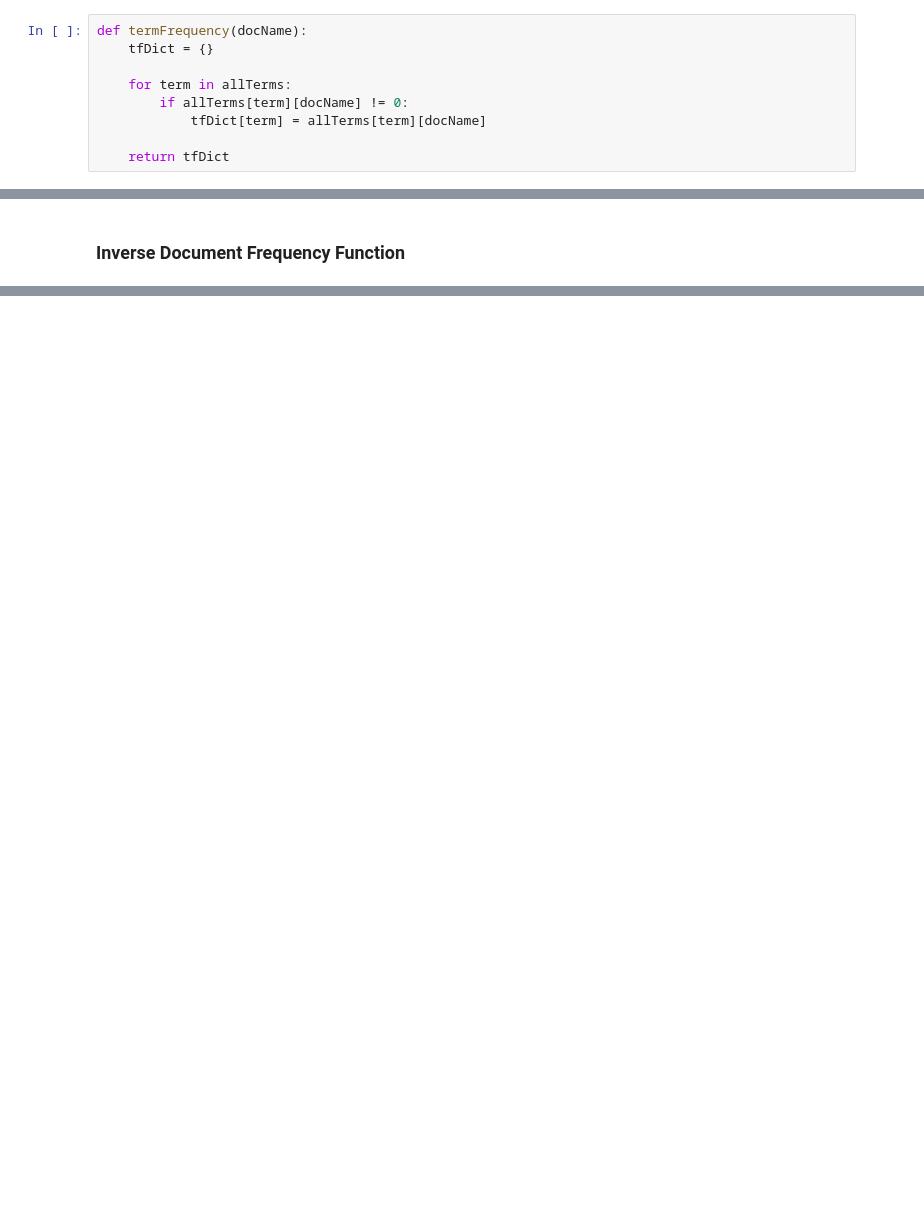
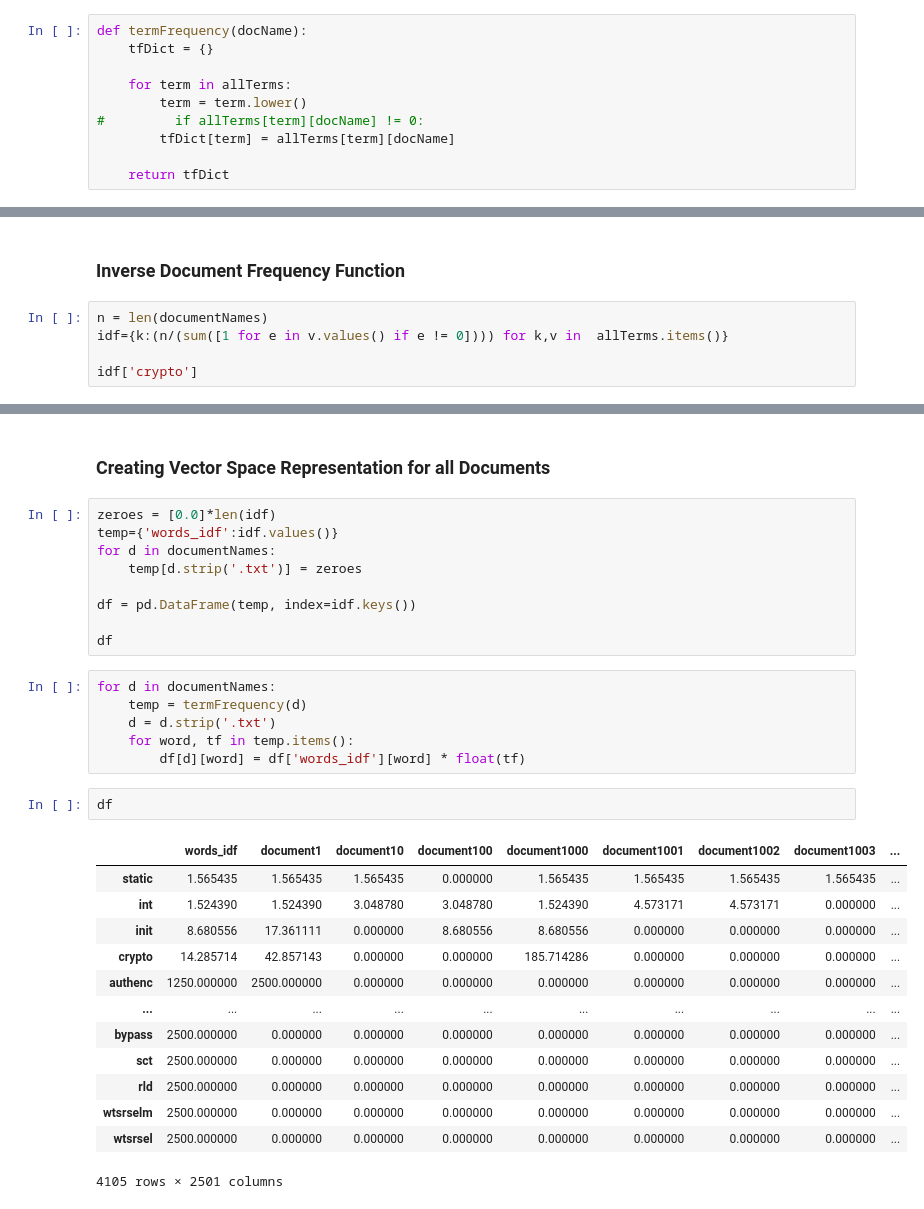
Before and after one commit to weiminn/IS706-Assignment2, a Jupyter notebook: code.ipynb, the cells around one changed output, grey strips where cells are left out. Saved outputs shown, nothing was run; the diff lists cells and outputs as text; blank space fills up the shorter version.

```diff
--- a/code.ipynb
+++ b/code.ipynb
@@ -69,8 +89,9 @@ def termFrequency(docName):
     tfDict = {}
 
     for term in allTerms:
-        if allTerms[term][docName] != 0:
-            tfDict[term] = allTerms[term][docName]
+        term = term.lower()
+#         if allTerms[term][docName] != 0:
+        tfDict[term] = allTerms[term][docName]
 
     return tfDict
 # %%
@@ -96,2 +117,7 @@ termFrequency('document32.txt')
 # %% [markdown]
 <h3>Inverse Document Frequency Function
+# %%
+n = len(documentNames)
+idf={k:(n/(sum([1 for e in v.values() if e != 0]))) for k,v in  allTerms.items()}
+
+idf['crypto']
@@ -120,0 +153,33 @@ inverseDocumentFrequency('document23.txt')
+# %% [markdown]
+<h3>Creating Vector Space Representation for all Documents</h3>
+# %%
+zeroes = [0.0]*len(idf)
+temp={'words_idf':idf.values()}
+for d in documentNames:
+    temp[d.strip('.txt')] = zeroes
+
+df = pd.DataFrame(temp, index=idf.keys())
+
+df
+# %%
+for d in documentNames:
+    temp = termFrequency(d)
+    d = d.strip('.txt')
+    for word, tf in temp.items():
+        df[d][word] = df['words_idf'][word] * float(tf)
+# %%
+df
+# %% [output]
+|  | words_idf | document1 | document10 | document100 | document1000 | document1001 | document1002 | document1003 | ... |
+| static | 1.565435 | 1.565435 | 1.565435 | 0.000000 | 1.565435 | 1.565435 | 1.565435 | 1.565435 | ... |
+| int | 1.524390 | 1.524390 | 3.048780 | 3.048780 | 1.524390 | 4.573171 | 4.573171 | 0.000000 | ... |
+| init | 8.680556 | 17.361111 | 0.000000 | 8.680556 | 8.680556 | 0.000000 | 0.000000 | 0.000000 | ... |
+| crypto | 14.285714 | 42.857143 | 0.000000 | 0.000000 | 185.714286 | 0.000000 | 0.000000 | 0.000000 | ... |
+| authenc | 1250.000000 | 2500.000000 | 0.000000 | 0.000000 | 0.000000 | 0.000000 | 0.000000 | 0.000000 | ... |
+| ... | ... | ... | ... | ... | ... | ... | ... | ... | ... |
+| bypass | 2500.000000 | 0.000000 | 0.000000 | 0.000000 | 0.000000 | 0.000000 | 0.000000 | 0.000000 | ... |
+| sct | 2500.000000 | 0.000000 | 0.000000 | 0.000000 | 0.000000 | 0.000000 | 0.000000 | 0.000000 | ... |
+| rld | 2500.000000 | 0.000000 | 0.000000 | 0.000000 | 0.000000 | 0.000000 | 0.000000 | 0.000000 | ... |
+| wtsrselm | 2500.000000 | 0.000000 | 0.000000 | 0.000000 | 0.000000 | 0.000000 | 0.000000 | 0.000000 | ... |
+| wtsrsel | 2500.000000 | 0.000000 | 0.000000 | 0.000000 | 0.000000 | 0.000000 | 0.000000 | 0.000000 | ... |
+4105 rows × 2501 columns
```
Also changed, not shown: parts of 19 cells of this notebook.
